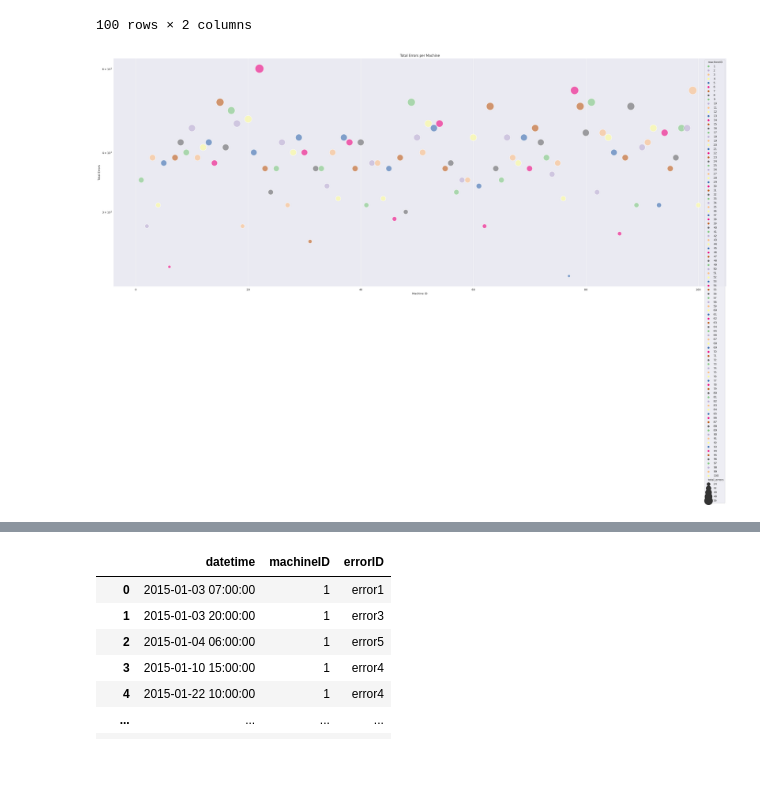
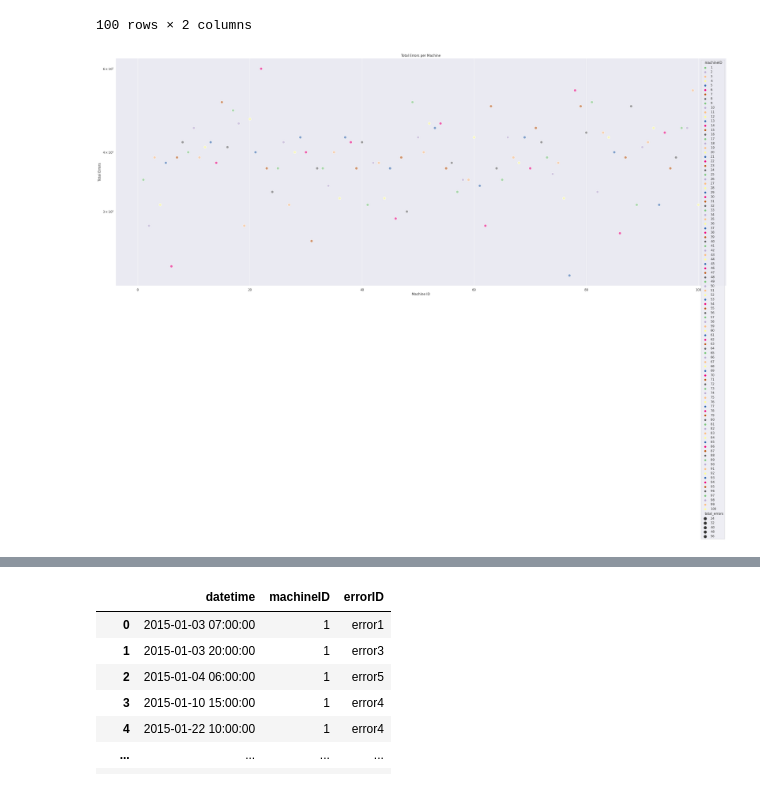
Before and after one commit to gplinkage/Data-Science-ML-AI, a Jupyter notebook: Projects/capstoneproject_final.ipynb, the cells around one changed output, grey strips where cells are left out. Cells and saved outputs as stored; diff of their text form; code cells hidden in the pictures.

```diff
--- a/Projects/capstoneproject_final.ipynb
+++ b/Projects/capstoneproject_final.ipynb
@@ -8,0 +11,7 @@
+# %%
+import numpy as np
+import pandas as pd
+import matplotlib.pyplot as plt
+import seaborn as sns
+import plotly.express as px
+sns.set()
@@ -9 +20,7 @@
+# %%
+machines = pd.read_csv('/content/PdM_machines.csv')
+Telemetry= pd.read_csv("/content/PdM_telemetry.csv")
+errors= pd.read_csv("/content/PdM_errors.csv")
+maintenance= pd.read_csv("/content/PdM_maint.csv")
+failures = pd.read_csv('/content/PdM_failures.csv')
 # %% [markdown]
@@ -287,5 +312,0 @@ plt.show()
-# %%
-path="/content/PdM_errors.csv"
-
-errors= pd.read_csv(path)
-errors.head()
@@ -471,30 +493,30 @@ total_erorrcount.drop(['errorID'], axis=1)
 # %%
 # Set the figure size
 plt.figure(figsize=(40, 15))
 
 # Scatterplot
 sns.scatterplot(
     data=total_erorrcount,
     x="machineID",
     y="total_errors",
     size="total_errors",  # Use total_errors for bubble size
-    sizes=(100, 1000),  # Adjust the size range as needed
+    sizes=(100, 100),  # Adjust the size range as needed
     hue="machineID",
     palette="Accent",
     alpha=0.6,
     edgecolors="white",
     linewidth=2
 )
 
 # Add titles (main and on axis)
 plt.yscale('log')
 plt.xlabel("Machine ID")
 plt.ylabel("Total Errors")
 plt.title("Total Errors per Machine")
 plt.xticks(rotation=0)
 plt.show()
 # %% [output]
-[figure, old version]
+[figure, new version]
 # %%
 fig = px.bar(x=errors['errorID'].values,
              title='Count of types of Errors ', template='simple_white', color=errors['errorID'])
```
Also changed, not shown: parts of 129 cells of this notebook.
